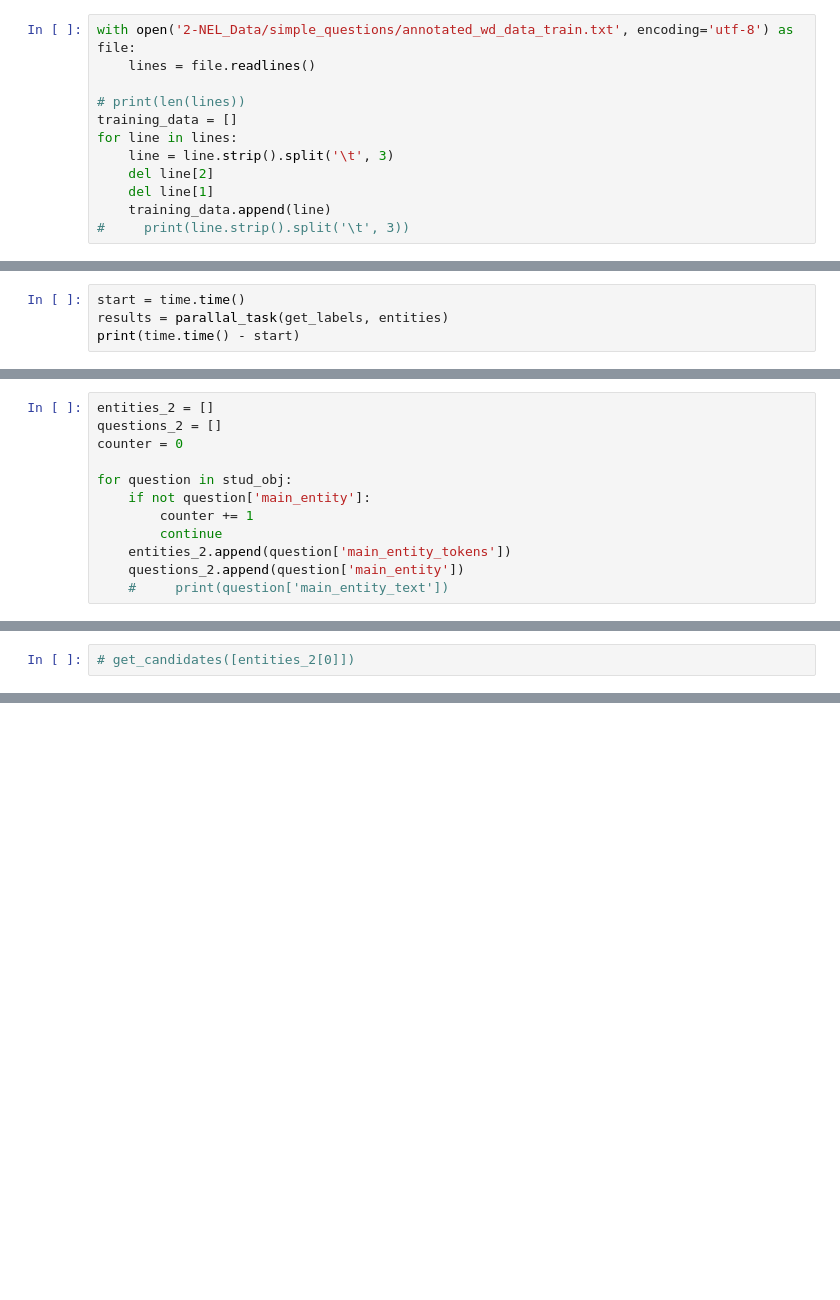
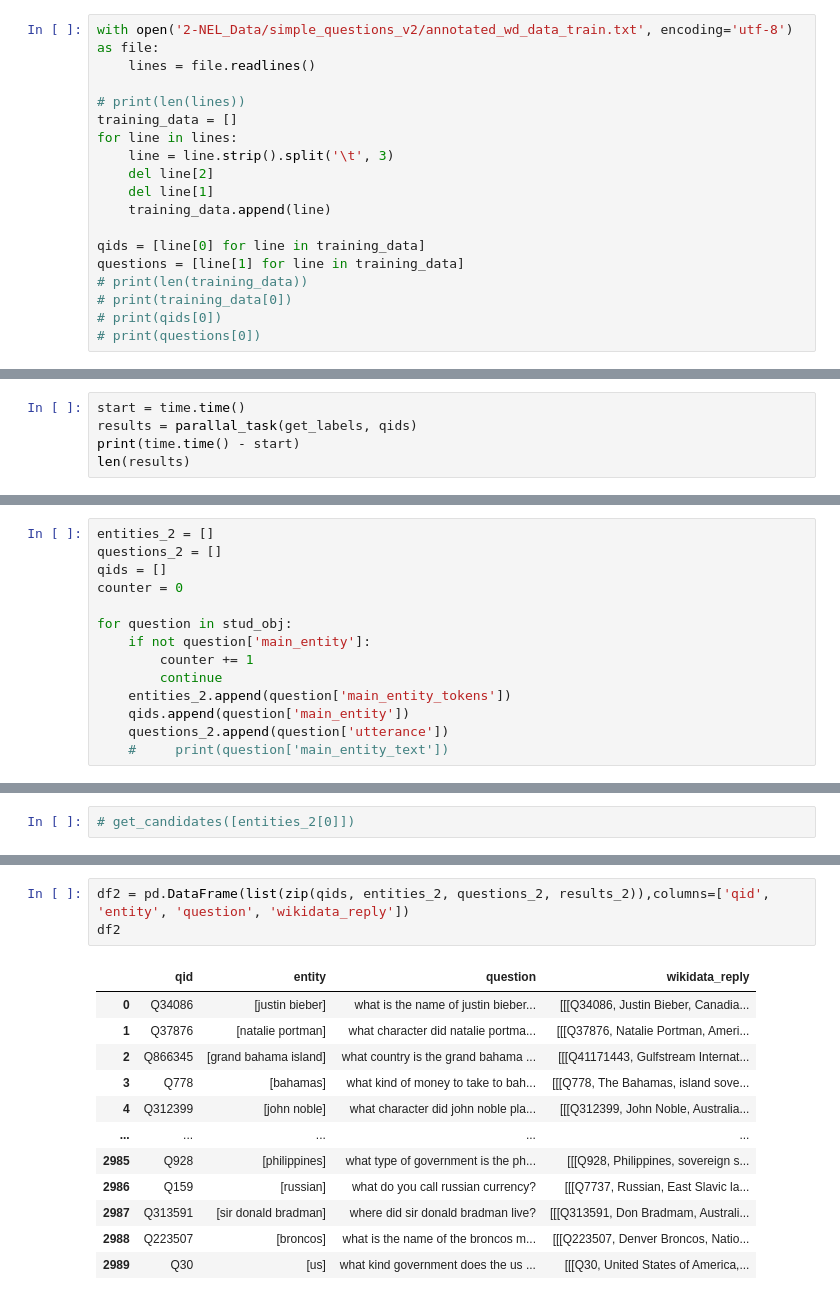
Before and after one commit to hodzy/Bachelor_Thesis, a Jupyter notebook: NEL_data_preprocessing.ipynb, the cells around one changed output, grey strips where cells are left out. Cells and saved outputs as stored; diff of their text form; blank space fills up the shorter version.

```diff
--- a/NEL_data_preprocessing.ipynb
+++ b/NEL_data_preprocessing.ipynb
@@ -150,5 +123,5 @@ requests.get(API_ENDPOINT, params = params).json()
 # %%
-with open('2-NEL_Data/simple_questions/annotated_wd_data_train.txt', encoding='utf-8') as file:
+with open('2-NEL_Data/simple_questions_v2/annotated_wd_data_train.txt', encoding='utf-8') as file:
     lines = file.readlines()
 
 # print(len(lines))
@@ -158,4 +131,10 @@ for line in lines:
     del line[2]
     del line[1]
     training_data.append(line)
-#     print(line.strip().split('\t', 3))
+
+qids = [line[0] for line in training_data]
+questions = [line[1] for line in training_data]
+# print(len(training_data))
+# print(training_data[0])
+# print(qids[0])
+# print(questions[0])
@@ -211,5 +146,6 @@ len(entities)
 # %%
 start = time.time()
-results = parallal_task(get_labels, entities)
+results = parallal_task(get_labels, qids)
 print(time.time() - start)
+len(results)
 # %% [output]
@@ -506,6 +401,7 @@ stud_obj[1]
 # %%
 entities_2 = []
 questions_2 = []
+qids = []
 counter = 0
 
 for question in stud_obj:
@@ -513,7 +409,8 @@ for question in stud_obj:
         counter += 1
         continue
     entities_2.append(question['main_entity_tokens'])
-    questions_2.append(question['main_entity'])
+    qids.append(question['main_entity'])
+    questions_2.append(question['utterance'])
     #     print(question['main_entity_text'])
 # %%
 print(len(stud_obj))
@@ -596,0 +494,16 @@ results_2
+# %%
+df2 = pd.DataFrame(list(zip(qids, entities_2, questions_2, results_2)),columns=['qid', 'entity', 'question', 'wikidata_reply'])
+df2
+# %% [output]
+|  | qid | entity | question | wikidata_reply |
+| 0 | Q34086 | [justin bieber] | what is the name of justin bieber... | [[[Q34086, Justin Bieber, Canadia... |
+| 1 | Q37876 | [natalie portman] | what character did natalie portma... | [[[Q37876, Natalie Portman, Ameri... |
+| 2 | Q866345 | [grand bahama island] | what country is the grand bahama ... | [[[Q41171443, Gulfstream Internat... |
+| 3 | Q778 | [bahamas] | what kind of money to take to bah... | [[[Q778, The Bahamas, island sove... |
+| 4 | Q312399 | [john noble] | what character did john noble pla... | [[[Q312399, John Noble, Australia... |
+| ... | ... | ... | ... | ... |
+| 2985 | Q928 | [philippines] | what type of government is the ph... | [[[Q928, Philippines, sovereign s... |
+| 2986 | Q159 | [russian] | what do you call russian currency? | [[[Q7737, Russian, East Slavic la... |
+| 2987 | Q313591 | [sir donald bradman] | where did sir donald bradman live? | [[[Q313591, Don Bradmam, Australi... |
+| 2988 | Q223507 | [broncos] | what is the name of the broncos m... | [[[Q223507, Denver Broncos, Natio... |
+| 2989 | Q30 | [us] | what kind government does the us ... | [[[Q30, United States of America,... |
```
Also changed, not shown: parts of 36 cells of this notebook, 3 other files.
